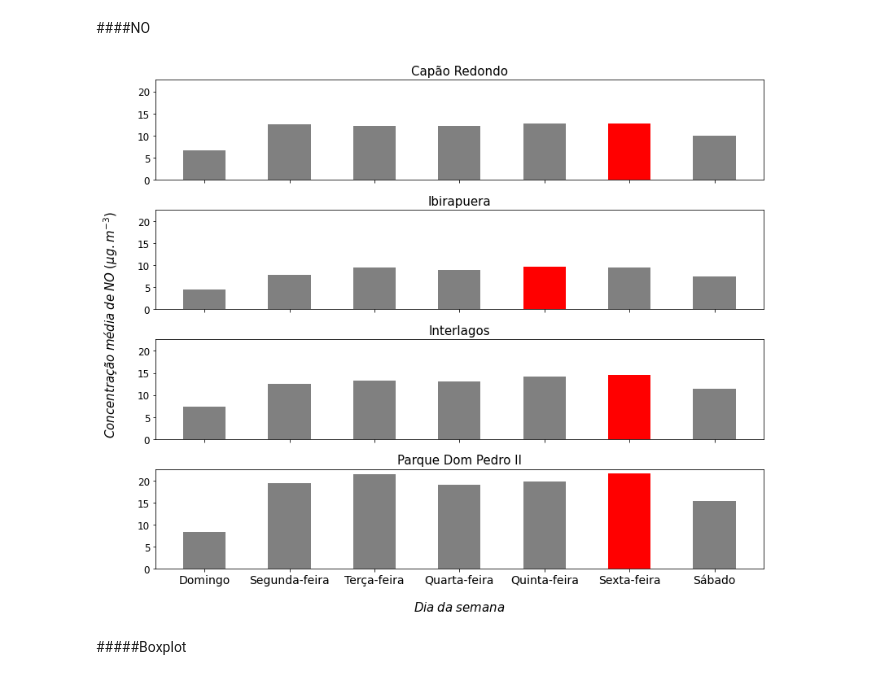
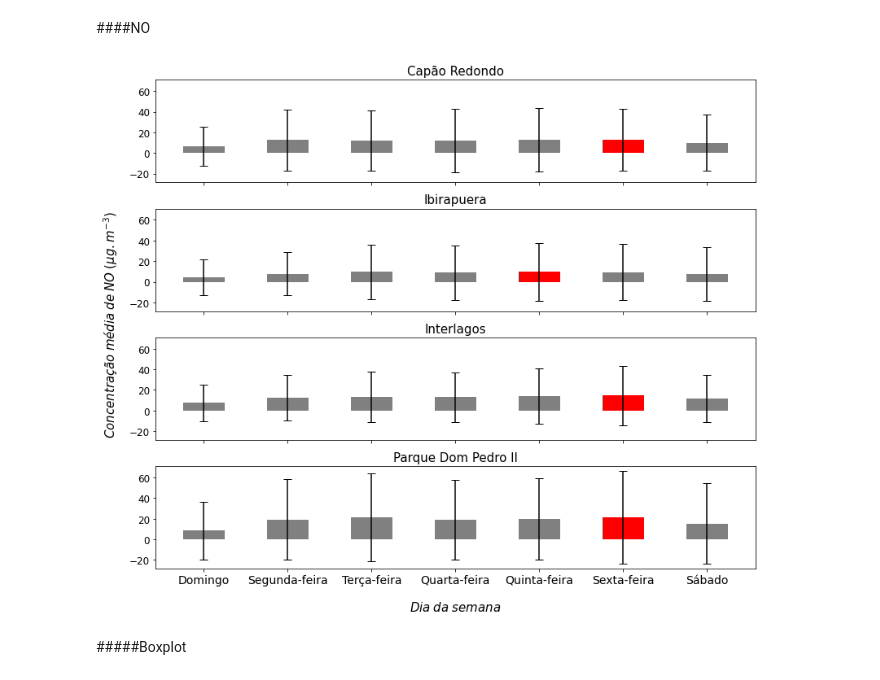
Before and after one commit to antoniogss/air_quality, a Jupyter notebook: graphs_cetesb.ipynb, the cells around one changed output. Saved outputs shown, nothing was run; the diff lists cells and outputs as text; code cells hidden in the pictures.

```diff
--- a/graphs_cetesb.ipynb
+++ b/graphs_cetesb.ipynb
@@ -1291,13 +1511,17 @@ fig, (ax1, ax2, ax3, ax4) = plt.subplots(nrows=4,
                                         )
 
 ax1.bar(x_cp_year,y_cp_year_no,label='Capão Redondo',
-        color=color_1,width = width)
+        color=color_1,width = width,yerr=std_cp_by_week_day['NO'],
+        ecolor='black',capsize=5)
 ax2.bar(x_ib_year, y_ib_year_no, label='Ibirapuera',
-        color=color_2,width = width)
+        color=color_2,width = width,yerr=std_ib_by_week_day['NO'],
+        ecolor='black',capsize=5)
 ax3.bar(x_inter_year, y_inter_year_no, label='Interlagos',
-        color=color_3,width = width)
+        color=color_3,width = width,yerr=std_inter_by_week_day['NO'],
+        ecolor='black',capsize=5)
 ax4.bar(x_pd_year, y_pd_year_no, label='Parque Dom Pedro II',
-        color=color_4,width = width)
+        color=color_4,width = width,yerr=std_pd_by_week_day['NO'],
+        ecolor='black',capsize=5)
 
 # ax1.legend()
 ax1.set_title('Capão Redondo',fontsize=15)
@@ -1329,34 +1553,34 @@ plt.tick_params(labelcolor='none',
                 top=False,
                 bottom=False,
                 left=False,
                 right=False)
 
 plt.xlabel("\n$Dia\;da\;semana$",fontsize=15)
 plt.ylabel("$Concentração\;média\;de\;NO\;(µg.m^{-3})$\n",fontsize=15)
 
 plt.setp(ax4.get_xticklabels(),
          fontsize=14
         )
 
 plt.setp([ax1.get_yticklabels(),
           ax2.get_yticklabels(),
           ax3.get_yticklabels(),
           ax4.get_yticklabels()],
          fontsize=12
          )
 
 plt.tight_layout()
 
 plt.savefig(
               dir + 'no_media_dia_da_semana.png',
               transparent = True,
               bbox_inches = 'tight',
               dpi = 500
             )
 
 plt.show()
 # %% [output]
-[figure, old version]
+[figure, new version]
 # %% [markdown]
 #####Boxplot
 # %%
```
Also changed, not shown: parts of 26 cells of this notebook.
